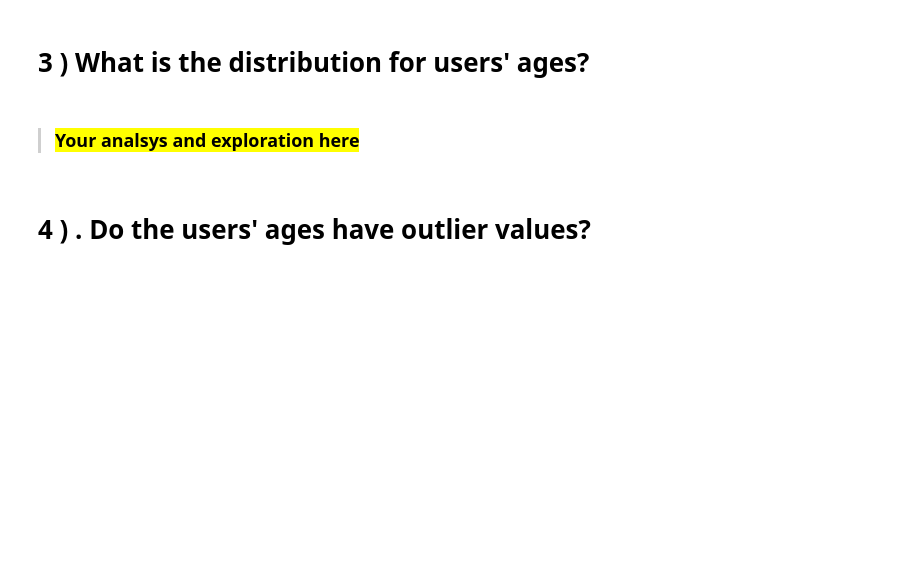
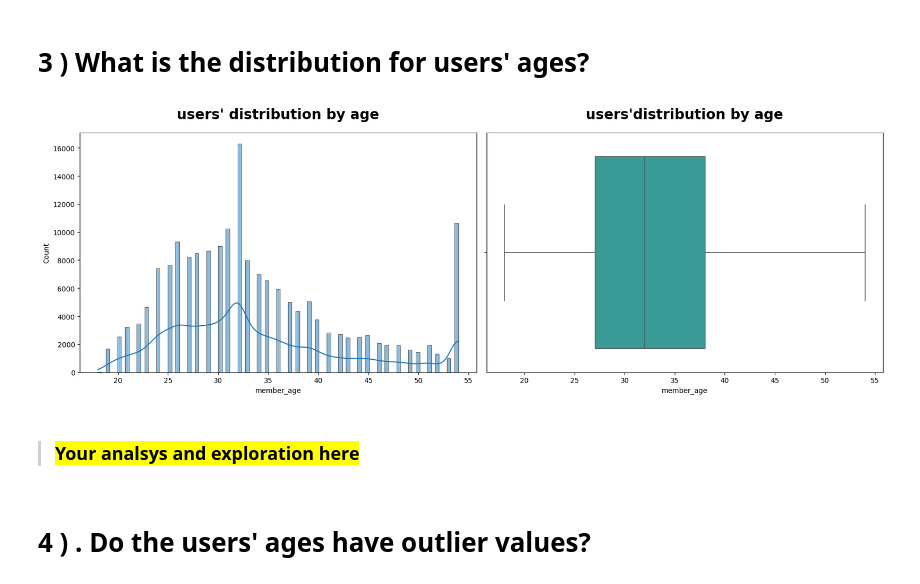
Before and after one commit to Hazem-Amr/Amit, a Jupyter notebook: data science-Final-Project.ipynb, the cells around one changed output. Cells and saved outputs as stored; diff of their text form; code cells hidden in the pictures; blank space fills up the shorter version.

```diff
--- a/data science-Final-Project.ipynb
+++ b/data science-Final-Project.ipynb
@@ -666,5 +742,19 @@ import seaborn as sns
 # %% [markdown]
 # <a id="3"> 3 ) What is the distribution for users' ages? </a>
+# %%
+#Visualization to show users distribution by age.
+plt.figure(figsize=(17,6))
+plt.subplot(1,2,1)
+sns.histplot(x='member_age', data=df, kde=True, palette=["#2aaaa4","#C5B048"])
+plt.title("users' distribution by age", fontweight="black", size=20, pad=20)
+
+plt.subplot(1,2,2)
+sns.boxplot( x = "member_age", data = df, palette=["#2aaaa4","#C5B048"])
+plt.title("users'distribution by age", fontweight="black", size=20, pad=20)
+plt.tight_layout()
+plt.show()
+# %% [output]
+[figure, added]
 # %% [markdown]
 > ### <mark>Your analsys and exploration here </mark>
 # %% [markdown]
```
Also changed, not shown: parts of 34 cells of this notebook.
